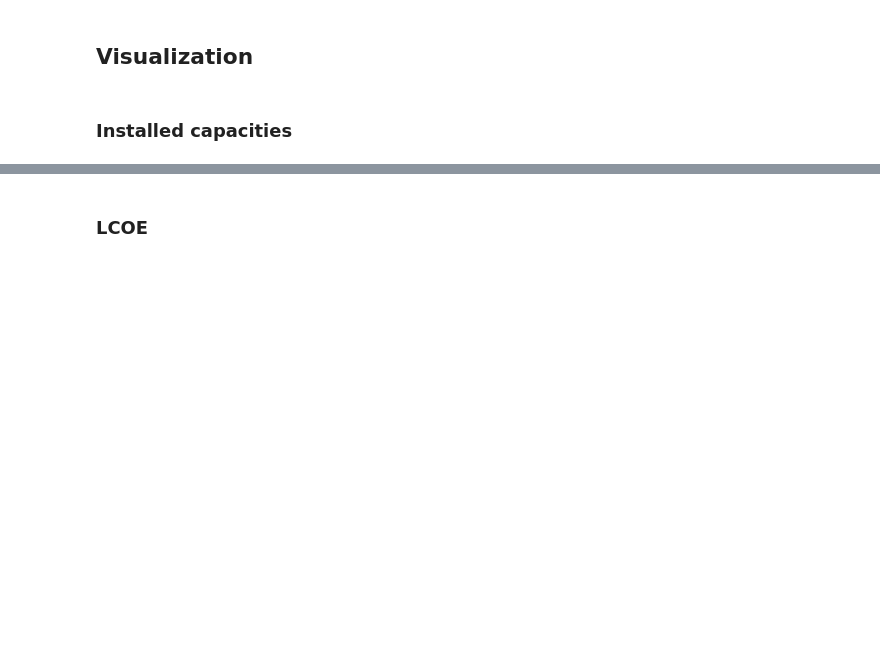
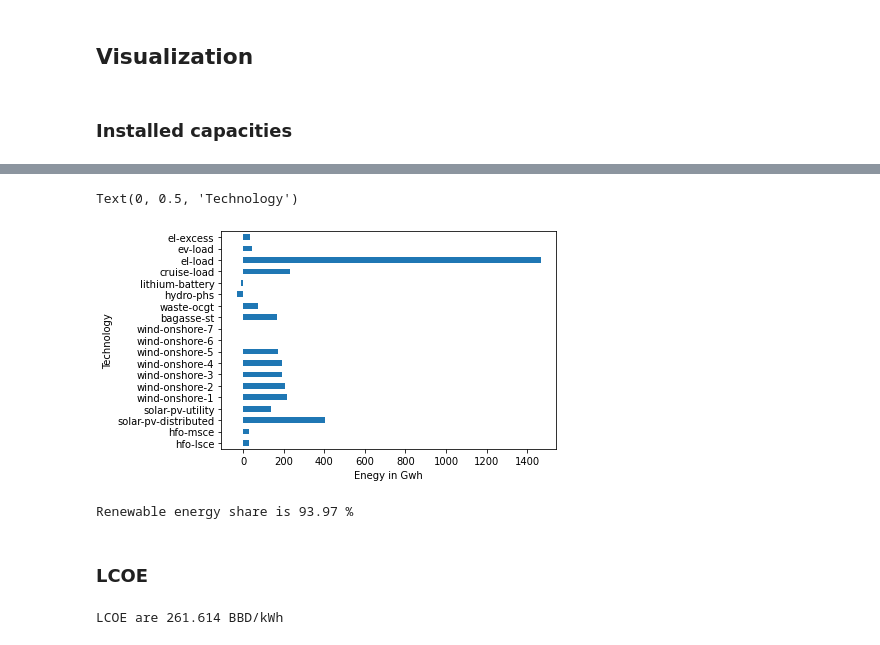
Before and after one commit to znes/oemof-barbados, a Jupyter notebook: model.ipynb, the cells around one changed output, grey strips where cells are left out. Drawn from its saved outputs; the diff is of its cells as text; code cells hidden in the pictures; blank space fills up the shorter version.

```diff
--- a/model.ipynb
+++ b/model.ipynb
@@ -505,23 +637,30 @@ ax.set_xlabel("Hour of the year")
 # %%
-balance = pd.read_csv(os.path.join(scenario_path, "BB_el.csv"), index_col=[0], parse_dates=True)
+balance = pd.read_csv(os.path.join(scenario_path, "BB-electricity.csv"), index_col=[0], parse_dates=True)
 ax = (balance.sum() / 1e3).plot(kind="barh",rot=0)
 ax.set_xlabel("Enegy in Gwh")
 ax.set_ylabel("Technology")
+# %% [output]
+Text(0, 0.5, 'Technology')
+[figure, added]
 # %%
 sums = balance.sum() / 1e6
 
 re_share = (
     sums[[i for i in all_components.index if "onshore" in i]].sum() +
     sums[[i for i in all_components.index if "pv" in i]].sum() +
-    sums["BB_bagasse_ce"] -
-    sums["BB_el_excess"]
+    sums["bagasse-st"] -
+    sums["el-excess"]
     ) / sums[[i for i in all_components.index if "load" in i]].sum()
 print("Renewable energy share is {} %".format(100 * round(re_share,4)))
+# %% [output]
+Renewable energy share is 93.97 %
 # %% [markdown]
 ### LCOE
 # %%
 lcoe = (
     m.objective() / (
         (sums[[i for i in all_components.index if "load" in i]].sum()
-         - sums["BB_el_excess"]) *1e6))
-print("LCOE is {} $/MW".format(round(lcoe,2)))
+         - sums["el-excess"]) * 1e6))
+print("LCOE are {} BBD/kWh".format(round(lcoe / 1000, 3)))
+# %% [output]
+LCOE are 261.614 BBD/kWh
```
Also changed, not shown: parts of 26 cells of this notebook, 24 other files.
